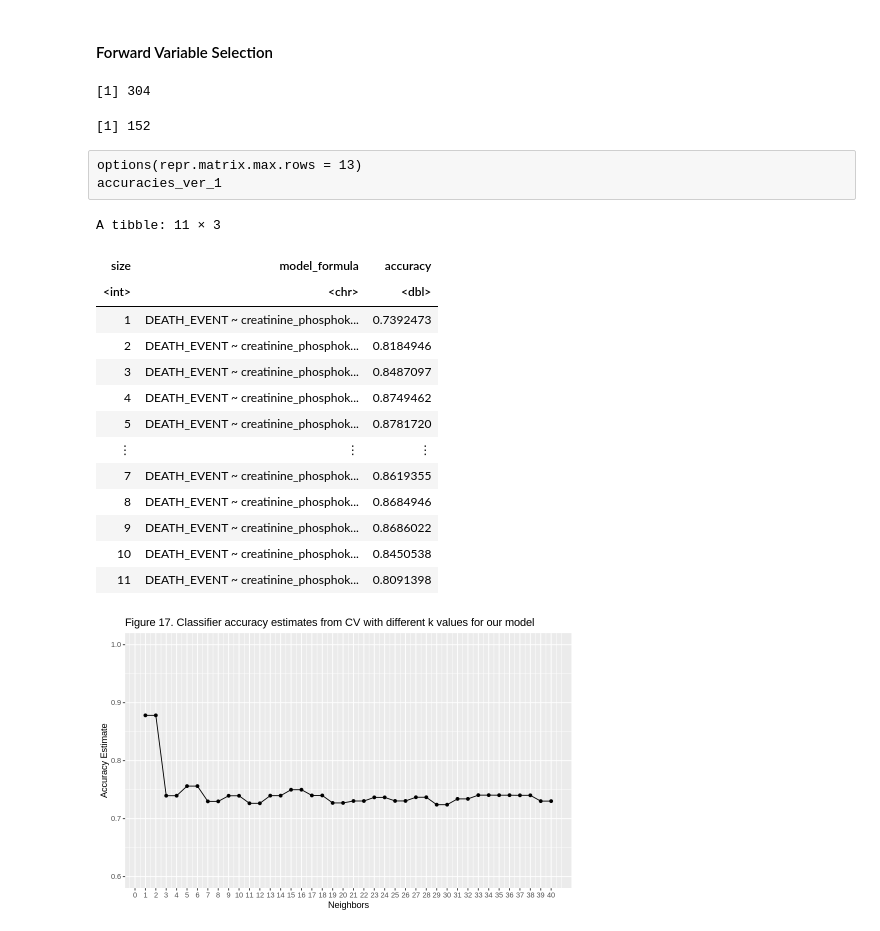
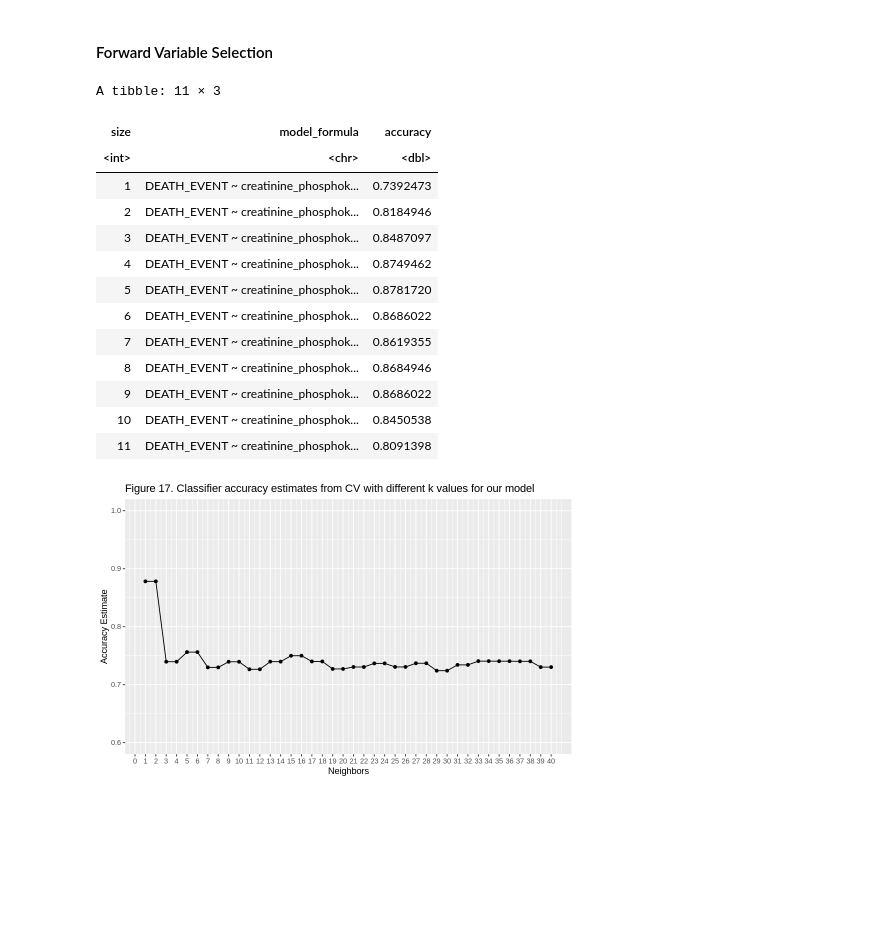
Before and after one commit to ShiyuDeng-Simon/group_project, a Jupyter notebook: Proposal.ipynb, the cells around one changed output. Cells and saved outputs as stored; diff of their text form; code cells hidden in the pictures; blank space fills up the shorter version.

```diff
--- a/Proposal.ipynb
+++ b/Proposal.ipynb
@@ -581,15 +653,14 @@ plot8
 # %% [markdown]
 #### Forward Variable Selection ####
 # %%
-nrow(balanced_data)
+#nrow(balanced_data)
+#death <- balanced_data |>
+#filter(DEATH_EVENT == 1)
+#nrow(death)
-# %% [output]
-[1] 304
 # %%
-death <- balanced_data |>
-filter(DEATH_EVENT == 1)
-nrow(death)
+#death <- balanced_data |>
+#filter(DEATH_EVENT == 1)
+#nrow(death)
-# %% [output]
-[1] 152
 # %%
 # code is made based on references to Textbook section 6.8
 # set seed for reproducible results
@@ -690,21 +761,19 @@ set.seed(2130)
 accuracies_ver_1 <- do_forward_selection(wotime_train_ver_1)
 # %%
 #write_csv(accuracies_ver_1, "accuracies_ver_1.csv")
-# %% [raw]
-options(repr.matrix.max.rows = 13)
-accuracies_ver_1
 # %%
+options(repr.matrix.max.rows = 13)
 accuracies_ver_1
 # %% [output]
 A tibble: 11 × 3
 | size | model_formula | accuracy |
 | <int> | <chr> | <dbl> |
 | 1 | DEATH_EVENT ~ creatinine_phosphok... | 0.7392473 |
 | 2 | DEATH_EVENT ~ creatinine_phosphok... | 0.8184946 |
 | 3 | DEATH_EVENT ~ creatinine_phosphok... | 0.8487097 |
 | 4 | DEATH_EVENT ~ creatinine_phosphok... | 0.8749462 |
 | 5 | DEATH_EVENT ~ creatinine_phosphok... | 0.8781720 |
-| ⋮ | ⋮ | ⋮ |
+| 6 | DEATH_EVENT ~ creatinine_phosphok... | 0.8686022 |
 | 7 | DEATH_EVENT ~ creatinine_phosphok... | 0.8619355 |
 | 8 | DEATH_EVENT ~ creatinine_phosphok... | 0.8684946 |
 | 9 | DEATH_EVENT ~ creatinine_phosphok... | 0.8686022 |
```
Also changed, not shown: parts of 13 cells of this notebook.
